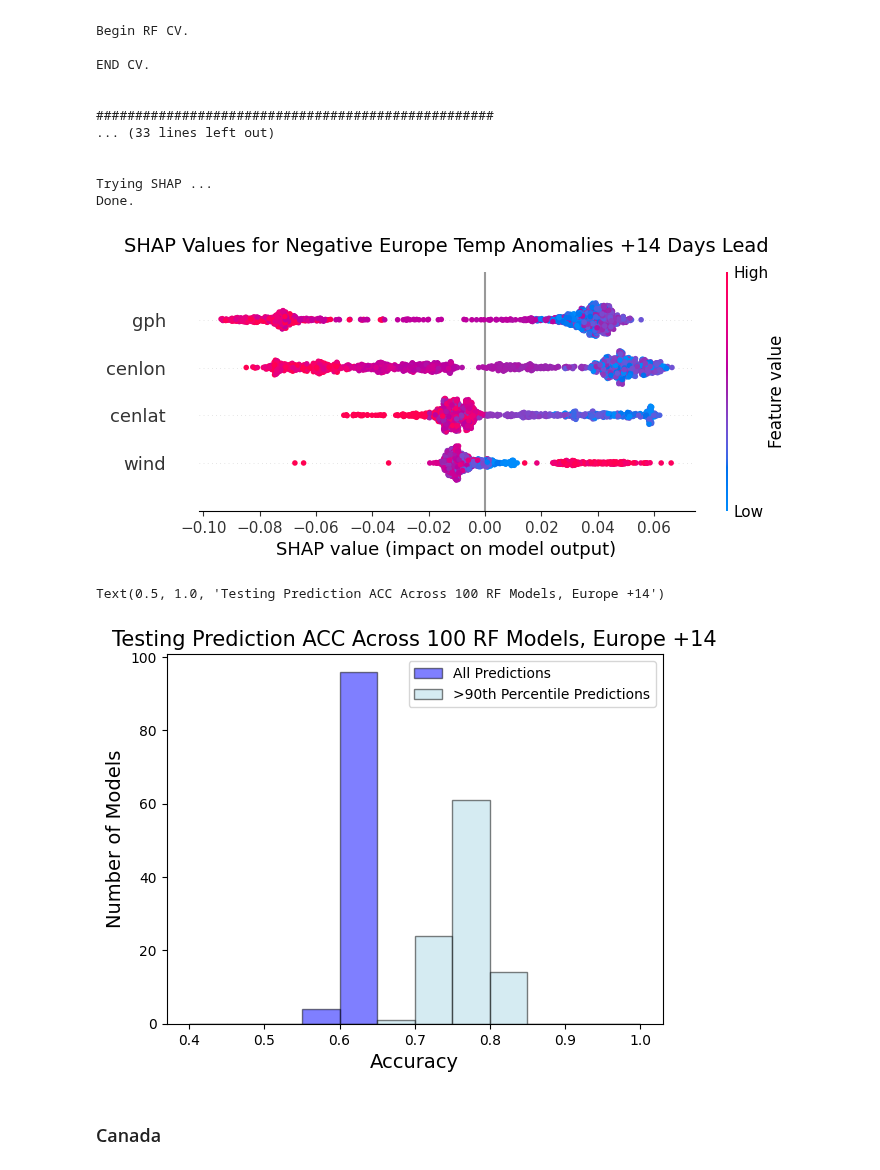
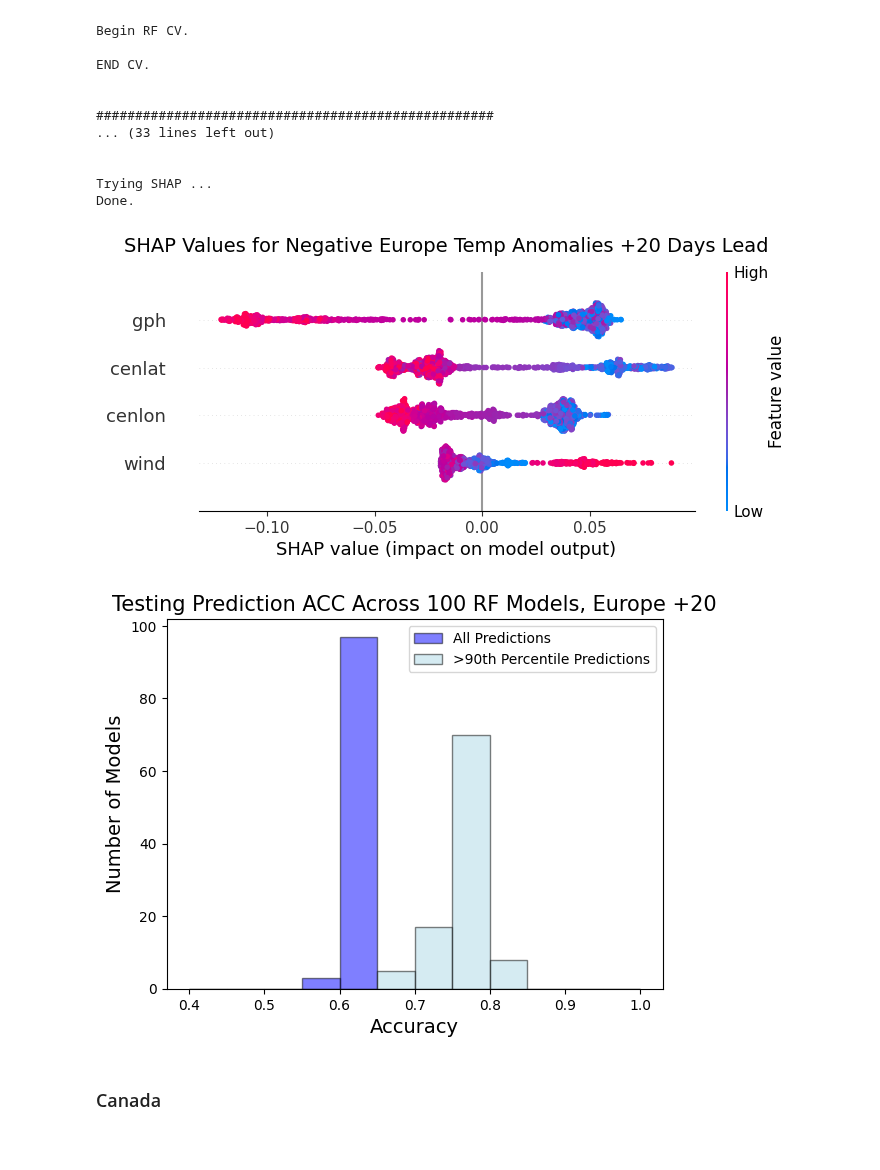
Before and after one commit to emf98/LessonsLearned, a Jupyter notebook: leadtimes/20days/20day_RF_Master.ipynb, the cells around one changed output. Saved outputs shown, nothing was run; the diff lists cells and outputs as text; code cells hidden in the pictures.

Commit message:
Update 20-day images

```diff
--- a/leadtimes/20days/20day_RF_Master.ipynb
+++ b/leadtimes/20days/20day_RF_Master.ipynb
@@ -253,11 +253,11 @@ END CV.
 Trying SHAP ...
 Done.
 # %%
-plt.title("SHAP Values for Negative Europe Temp Anomalies +14 Days Lead",fontsize =14, y = 1.05)
+plt.title("SHAP Values for Negative Europe Temp Anomalies +20 Days Lead",fontsize =14, y = 1.05)
 ax = shap.plots.beeswarm(eur_shap_obj[:,:,0], show = False) ##for negative classifications ... this is physically consistent!
-#plt.savefig("./images/EllipseRFSHAP_Eur_14days.png",bbox_inches = 'tight')
+plt.savefig("./images/SHAPEur_20days.png",bbox_inches = 'tight')
 # %% [output]
-[figure, old version]
+[figure, new version]
 # %%
 #######bar plot for showing the distribution of confident predictions
 bins = np.linspace(0.4, 1,13)  # 10 bins from 0.4 to 1
@@ -275,11 +275,10 @@ plt.bar(edges90[:-1], counts90, width=np.diff(edges90),
 plt.xlabel('Accuracy',fontsize =14)
 plt.ylabel('Number of Models',fontsize =14)
 plt.legend()
-plt.title('Testing Prediction ACC Across 100 RF Models, Europe +14',fontsize =15)
-#plt.savefig("./images/GPHndEllipse_ACC.png",bbox_inches = 'tight')
+plt.title('Testing Prediction ACC Across 100 RF Models, Europe +20',fontsize =15)
+plt.savefig("./images/Eur20_ACC.png",bbox_inches = 'tight')
 # %% [output]
-Text(0.5, 1.0, 'Testing Prediction ACC Across 100 RF Models, Europe +14')
-[figure, old version]
+[figure, new version]
 # %% [markdown]
 ### Canada
 # %%
```
Also changed, not shown: parts of 5 cells of this notebook, 15 other files.
